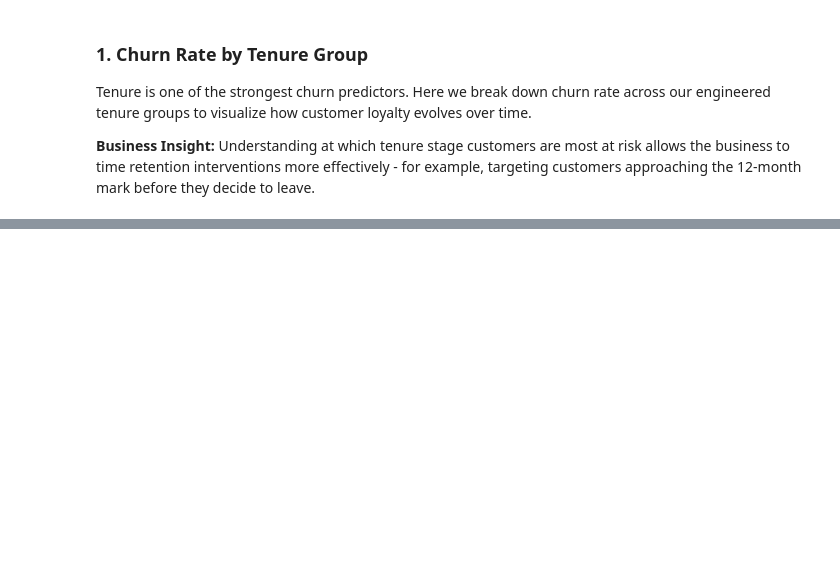
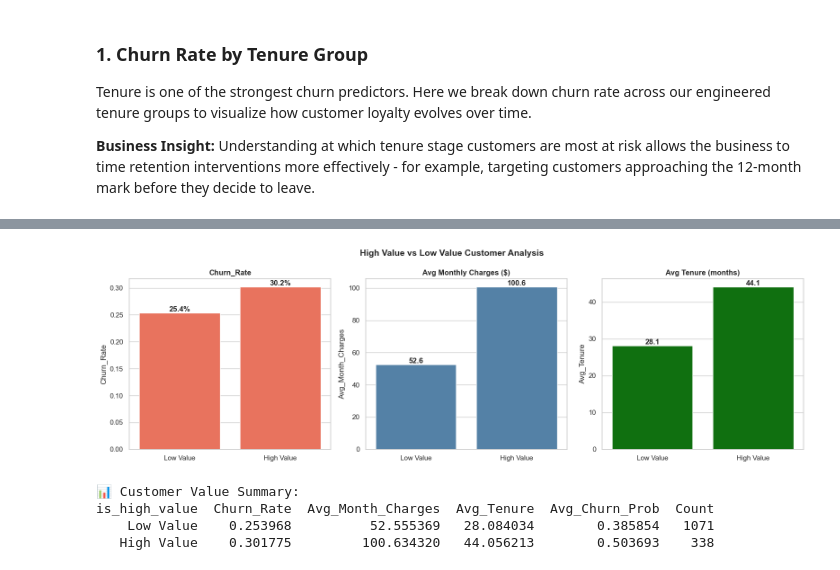
Before and after one commit to chldbng/customer-churn-predictor, a Jupyter notebook: notebooks/04_Business_Insights.ipynb, the cells around one changed output, grey strips where cells are left out. Cells and saved outputs as stored; diff of their text form; code cells hidden in the pictures; blank space fills up the shorter version.

```diff
--- a/notebooks/04_Business_Insights.ipynb
+++ b/notebooks/04_Business_Insights.ipynb
@@ -67,0 +255,43 @@ Tenure is one of the strongest churn predictors. Here we break down churn rate a
+# %%
+value_churn = test_df.groupby('is_high_value').agg(
+    Churn_Rate = ('Churn', 'mean'),
+    Avg_Month_Charges = ('MonthlyCharges', 'mean'),
+    Avg_Tenure = ('tenure', 'mean'),
+    Avg_Churn_Prob = ('Churn_Prob', 'mean'),
+    Count = ('Churn', 'count')
+).reset_index()
+
+value_churn['is_high_value'] = value_churn['is_high_value'].map(
+    {0: 'Low Value', 1: 'High Value'}
+)
+
+fig, axes = plt.subplots(1, 3, figsize = (16,5))
+
+metrics = ['Churn_Rate', 'Avg_Month_Charges', 'Avg_Tenure']
+titles = ['Churn_Rate', 'Avg Monthly Charges ($)', 'Avg Tenure (months)']
+colors = ['tomato', 'steelblue', 'green']
+
+for i, (metric, title, color) in enumerate(zip(metrics, titles, colors)):
+    sns.barplot(data = value_churn, x = 'is_high_value',
+                y = metric, ax = axes[i], color = color)
+    axes[i].set_title(title, fontweight = 'bold')
+    axes[i].set_xlabel('')
+    for p in axes[i].patches:
+        val = p.get_height()
+        label = f'{val:.1%}' if metric == 'Churn_Rate' else f'{val:.1f}'
+        axes[i].annotate(label, (p.get_x() + p.get_width() / 2, val), ha = 'center', va = 'bottom', fontweight = 'bold')
+
+plt.suptitle('High Value vs Low Value Customer Analysis', fontsize = 14, fontweight = 'bold')
+plt.tight_layout()
+
+plt.savefig('../reports/figures/churn_by_value.png', dpi=150, bbox_inches='tight')
+plt.show()
+
+print('\n📊 Customer Value Summary:')
+print(value_churn.to_string(index=False))
+# %% [output]
+[figure, added]
+📊 Customer Value Summary:
+is_high_value  Churn_Rate  Avg_Month_Charges  Avg_Tenure  Avg_Churn_Prob  Count
+    Low Value    0.253968          52.555369   28.084034        0.385854   1071
+   High Value    0.301775         100.634320   44.056213        0.503693    338
```
Also changed, not shown: parts of 13 cells of this notebook, 5 other files.
